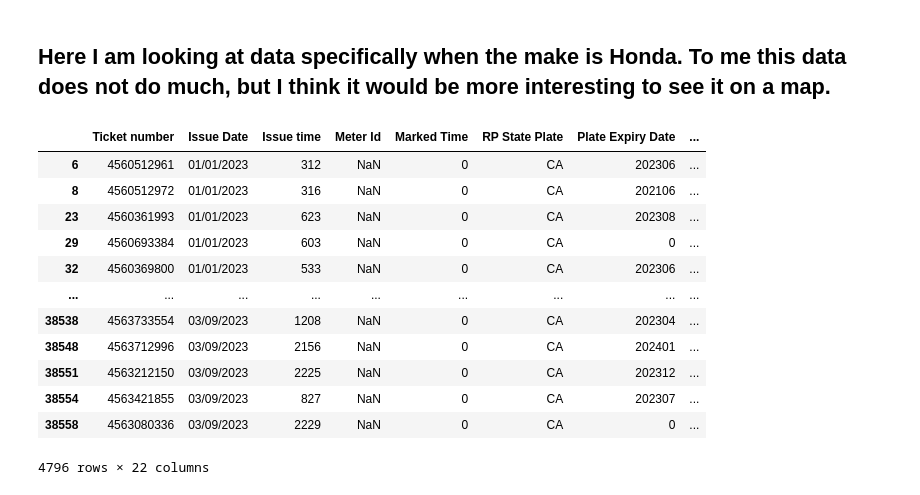
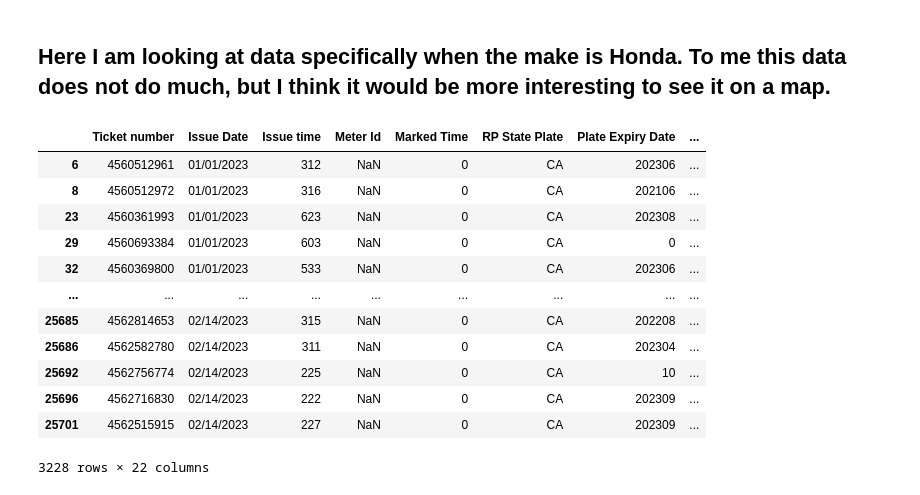
Before and after one commit to rocdiaz/up221-robert, a Jupyter notebook: week02/week2assignment.ipynb, the cells around one changed output. Saved outputs shown, nothing was run; the diff lists cells and outputs as text; code cells hidden in the pictures.

```diff
--- a/week02/week2assignment.ipynb
+++ b/week02/week2assignment.ipynb
@@ -77,18 +79,18 @@ Name: count, Length: 74, dtype: int64
 # %% [markdown]
 ## Here I am looking at data specifically when the make is Honda. To me this data does not do much, but I think it would be more interesting to see it on a map.
 # %%
-df.loc[df['Make'] == '' , ]
+df.loc[df['Make'] == 'HOND' , ]
 # %% [output]
 |  | Ticket number | Issue Date | Issue time | Meter Id | Marked Time | RP State Plate | Plate Expiry Date | ... |
 | 6 | 4560512961 | 01/01/2023 | 312 | NaN | 0 | CA | 202306 | ... |
 | 8 | 4560512972 | 01/01/2023 | 316 | NaN | 0 | CA | 202106 | ... |
 | 23 | 4560361993 | 01/01/2023 | 623 | NaN | 0 | CA | 202308 | ... |
 | 29 | 4560693384 | 01/01/2023 | 603 | NaN | 0 | CA | 0 | ... |
 | 32 | 4560369800 | 01/01/2023 | 533 | NaN | 0 | CA | 202306 | ... |
 | ... | ... | ... | ... | ... | ... | ... | ... | ... |
-| 38538 | 4563733554 | 03/09/2023 | 1208 | NaN | 0 | CA | 202304 | ... |
-| 38548 | 4563712996 | 03/09/2023 | 2156 | NaN | 0 | CA | 202401 | ... |
-| 38551 | 4563212150 | 03/09/2023 | 2225 | NaN | 0 | CA | 202312 | ... |
-| 38554 | 4563421855 | 03/09/2023 | 827 | NaN | 0 | CA | 202307 | ... |
-| 38558 | 4563080336 | 03/09/2023 | 2229 | NaN | 0 | CA | 0 | ... |
+| 25685 | 4562814653 | 02/14/2023 | 315 | NaN | 0 | CA | 202208 | ... |
+| 25686 | 4562582780 | 02/14/2023 | 311 | NaN | 0 | CA | 202304 | ... |
+| 25692 | 4562756774 | 02/14/2023 | 225 | NaN | 0 | CA | 10 | ... |
+| 25696 | 4562716830 | 02/14/2023 | 222 | NaN | 0 | CA | 202309 | ... |
+| 25701 | 4562515915 | 02/14/2023 | 227 | NaN | 0 | CA | 202309 | ... |
-4796 rows × 22 columns
+3228 rows × 22 columns
```
Also changed, not shown: parts of 5 cells of this notebook.
